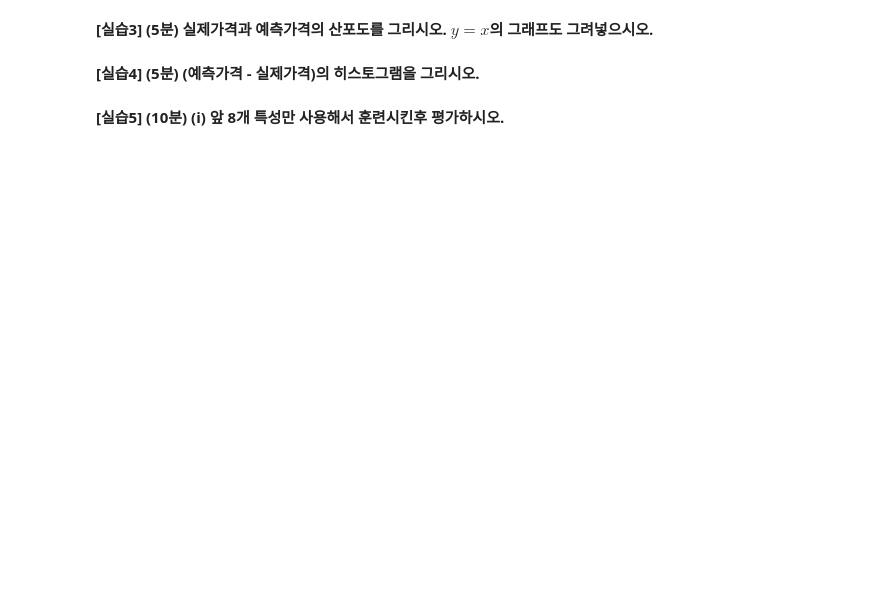
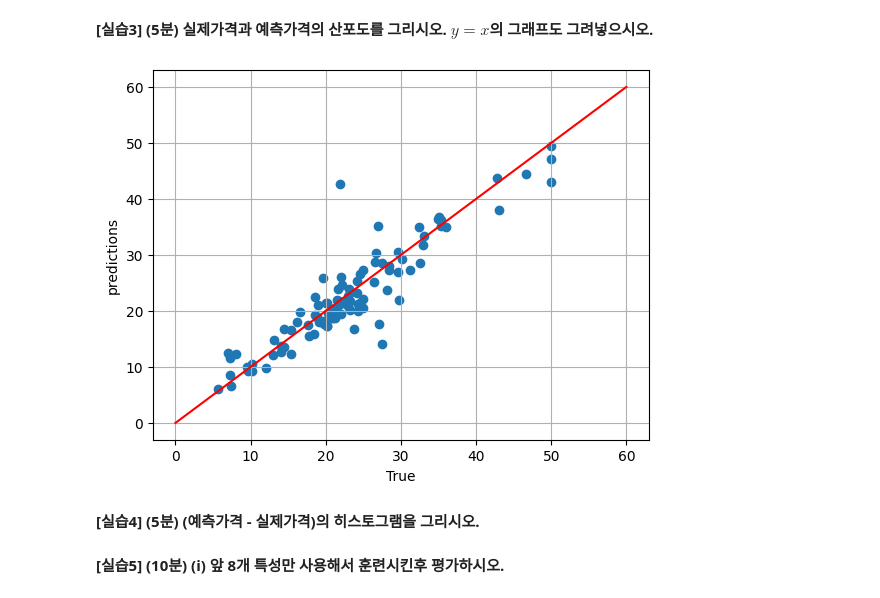
Before and after one commit to Onkihwan/study_on, a Jupyter notebook: 딥러닝2/4강 회귀 - 보스턴 주택가격.ipynb, the cells around one changed output. Saved outputs shown, nothing was run; the diff lists cells and outputs as text; code cells hidden in the pictures; blank space fills up the shorter version.

```diff
--- a/딥러닝2/4강 회귀 - 보스턴 주택가격.ipynb
+++ b/딥러닝2/4강 회귀 - 보스턴 주택가격.ipynb
@@ -283,5 +398,14 @@ print(f"실제가격 : {test_targets[0]}")
 # %% [markdown]
 **[실습3] (5분) 실제가격과 예측가격의 산포도를 그리시오. $y=x$의 그래프도 그려넣으시오.**
+# %%
+plt.scatter(test_targets,predictions)
+plt.xlabel('True')
+plt.ylabel('predictions')
+plt.grid()
+plt.plot([0,60],[0,60],'r')
+plt.show()
+# %% [output]
+[figure, added]
 # %% [markdown]
 **[실습4] (5분) (예측가격 - 실제가격)의 히스토그램을 그리시오.**
 # %% [markdown]
```
Also changed, not shown: parts of 21 cells of this notebook, 12 other files.
